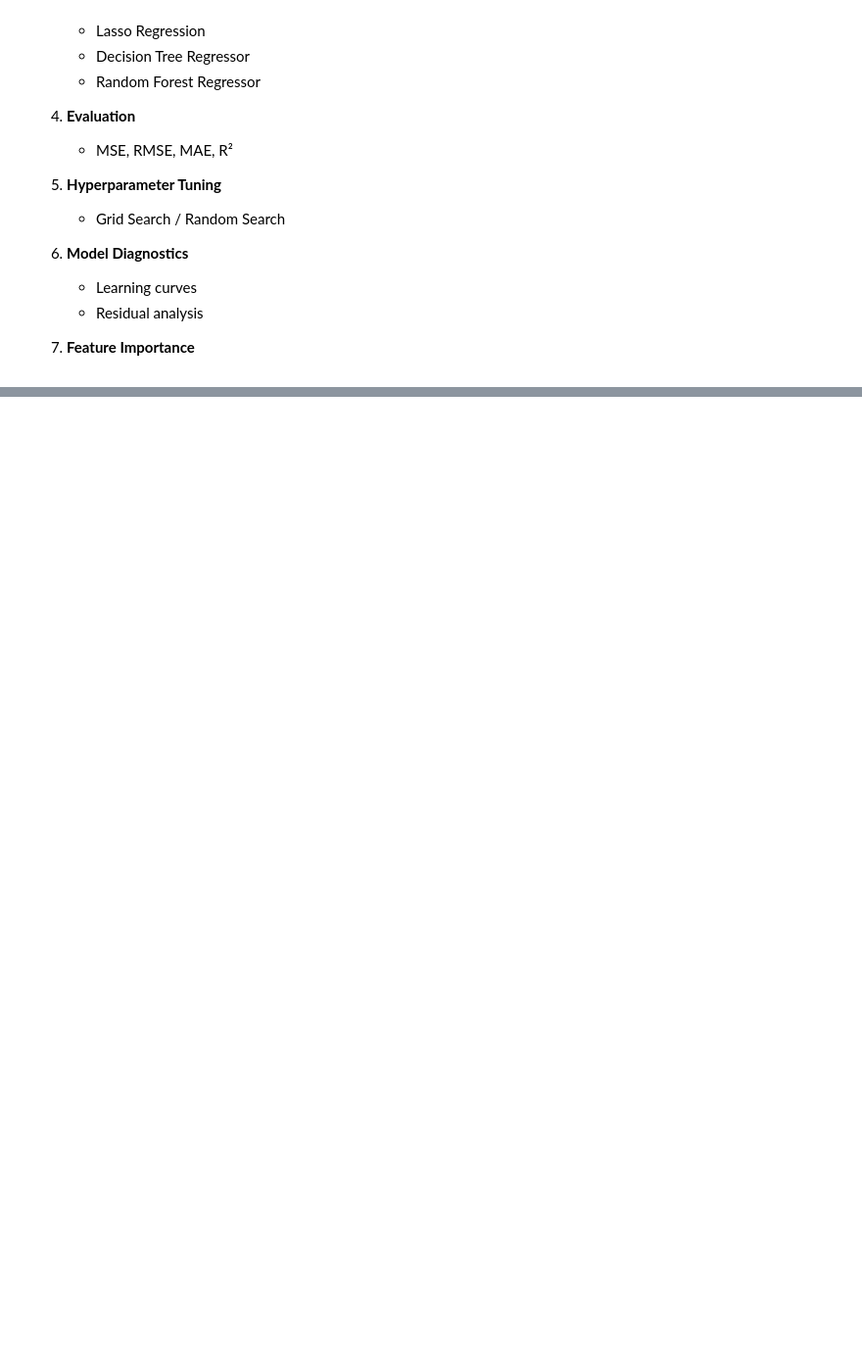
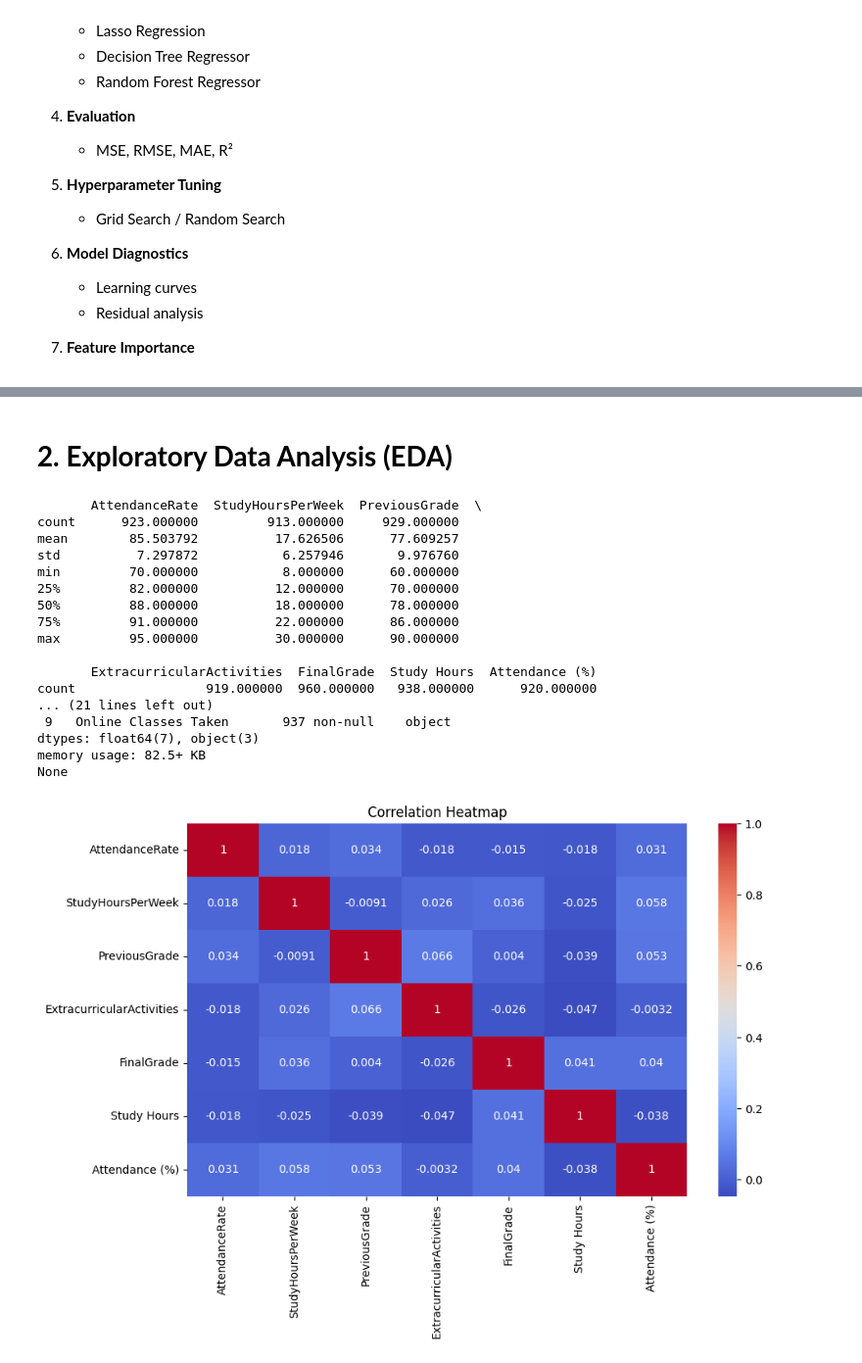
Before and after one commit to hindAlsh/CS345-Project, a Jupyter notebook: notebooks/CS345_project.ipynb, the cells around one changed output, grey strips where cells are left out. Shown at 98% size. Drawn from its saved outputs; the diff is of its cells as text; code cells hidden in the pictures; blank space fills up the shorter version.

```diff
--- a/notebooks/CS345_project.ipynb
+++ b/notebooks/CS345_project.ipynb
@@ -51,19 +51,3 @@ We follow these steps:
    - Residual analysis
 
 7. **Feature Importance**
-# %%
-import pandas as pd
-import numpy as np
-
-import matplotlib.pyplot as plt
-import seaborn as sns
-
-from sklearn.model_selection import train_test_split, GridSearchCV, RandomizedSearchCV, learning_curve
-from sklearn.preprocessing import StandardScaler, LabelEncoder
-from sklearn.metrics import mean_squared_error, mean_absolute_error, r2_score
-
-from sklearn.linear_model import LinearRegression, Ridge, Lasso
-from sklearn.tree import DecisionTreeRegressor
-from sklearn.ensemble import RandomForestRegressor
-
-sns.set(style="whitegrid")
@@ -442,0 +142,44 @@ Machine learning models can effectively predict student performance. With more d
+# %% [markdown]
+# **2. Exploratory Data Analysis (EDA)**
+# %%
+# Statistics
+print(studPerf_Data.describe())
+print(studPerf_Data.info())
+
+# Correlation
+pyplt_.figure(figsize=(10, 6))
+snb_.heatmap(studPerf_Data.corr(numeric_only=True), annot=True, cmap="coolwarm")
+pyplt_.title("Correlation Heatmap")
+pyplt_.show()
+
+#Visualizations
+snb_.scatterplot(data=studPerf_Data, x="StudyHoursPerWeek", y="FinalGrade")
+pyplt_.title("Study Hours vs Final Grade")
+pyplt_.show()
+
+snb_.scatterplot(data=studPerf_Data, x="AttendanceRate", y="FinalGrade")
+pyplt_.title("Attendance Rate vs Final Grade")
+pyplt_.show()
+
+snb_.boxplot(data=studPerf_Data, x="ParentalSupport", y="FinalGrade")
+pyplt_.title("Parental Support vs Final Grade")
+pyplt_.show()
+# %% [output]
+       AttendanceRate  StudyHoursPerWeek  PreviousGrade  \
+count      923.000000         913.000000     929.000000
+mean        85.503792          17.626506      77.609257
+std          7.297872           6.257946       9.976760
+min         70.000000           8.000000      60.000000
+25%         82.000000          12.000000      70.000000
+50%         88.000000          18.000000      78.000000
+75%         91.000000          22.000000      86.000000
+max         95.000000          30.000000      90.000000
+
+       ExtracurricularActivities  FinalGrade  Study Hours  Attendance (%)
+count                 919.000000  960.000000   938.000000      920.000000
+... (21 lines left out)
+ 9   Online Classes Taken       937 non-null    object
+dtypes: float64(7), object(3)
+memory usage: 82.5+ KB
+None
+[figure, added]
```
Also changed, not shown: parts of 36 cells of this notebook.
